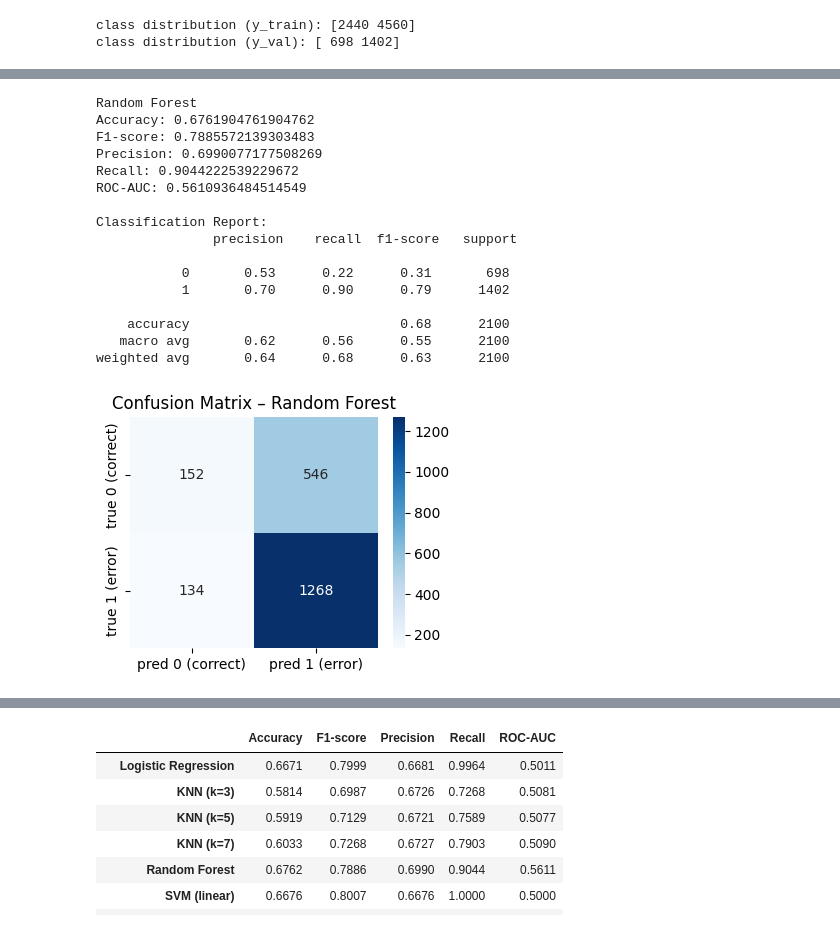
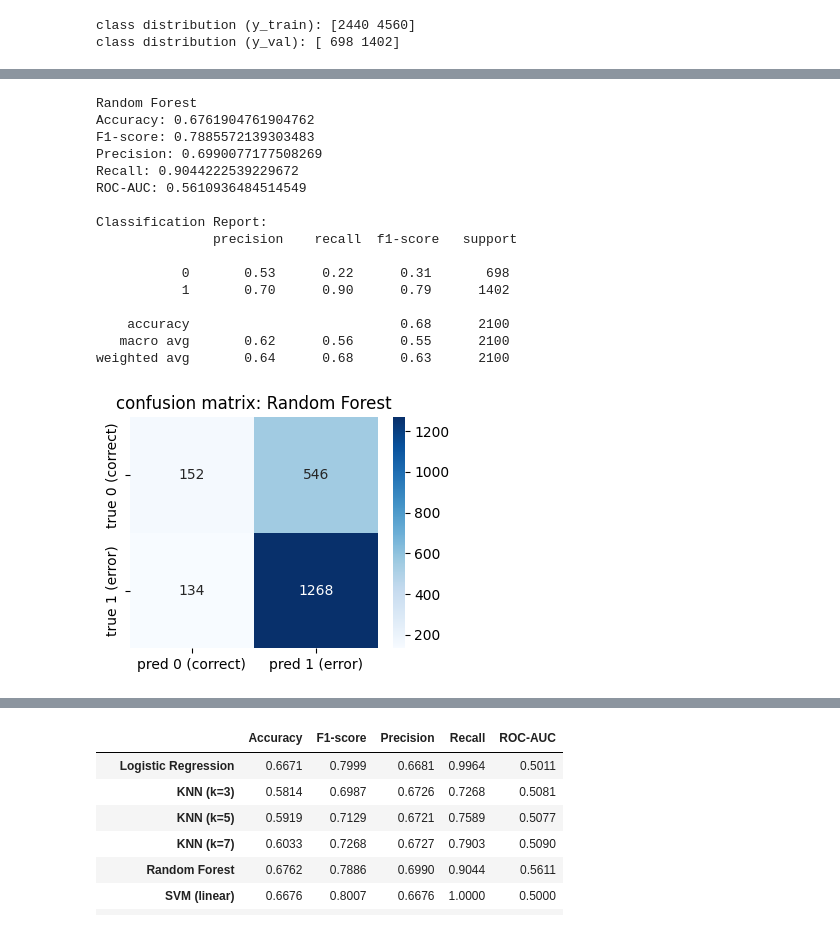
Before and after one commit to leobideau/capestone-fairness-audit, a Jupyter notebook: notebooks/05_ML_error_prediction.ipynb, the cells around one changed output, grey strips where cells are left out. Saved outputs shown, nothing was run; the diff lists cells and outputs as text; code cells hidden in the pictures.

```diff
--- a/notebooks/05_ML_error_prediction.ipynb
+++ b/notebooks/05_ML_error_prediction.ipynb
@@ -148,7 +148,7 @@ knn_results = {}
 knn_preds = {}
 
 for k in k_values:
-    print(f"\n----- KNN (k={k}) -----")
+    print(f"\nKNN(k={k})")
 
     knn = KNeighborsClassifier(n_neighbors=k)
     knn.fit(X_train_scaled, y_train)
@@ -165,7 +165,7 @@ for k in k_values:
     sns.heatmap(cm, annot=True, fmt="d", cmap="Blues",
                 xticklabels=["pred 0 (correct)", "pred 1 (error)"],
                 yticklabels=["true 0 (correct)", "true 1 (error)"])
-    plt.title(f"Confusion Matrix – KNN (k={k})")
+    plt.title(f"confusion matrix : KNN (k={k})")
     plt.show()
 
 print("\nclass balance val:", np.bincount(y_val))
@@ -249,35 +249,35 @@ rf_model = RandomForestClassifier(
 
 rf_model.fit(X_train_scaled, y_train)
 rf_pred = rf_model.predict(X_val_scaled)
 
 evaluate_model(y_val, rf_pred)
 
 cm = confusion_matrix(y_val, rf_pred)
 
 plt.figure(figsize=(4,3))
 sns.heatmap(cm, annot=True, fmt="d", cmap="Blues",
             xticklabels=["pred 0 (correct)", "pred 1 (error)"],
             yticklabels=["true 0 (correct)", "true 1 (error)"])
-plt.title("Confusion Matrix – Random Forest")
+plt.title("confusion matrix: Random Forest")
 plt.show()
 # %% [output]
 Random Forest
 Accuracy: 0.6761904761904762
 F1-score: 0.7885572139303483
 Precision: 0.6990077177508269
 Recall: 0.9044222539229672
 ROC-AUC: 0.5610936484514549
 
 Classification Report:
                precision    recall  f1-score   support
 
            0       0.53      0.22      0.31       698
            1       0.70      0.90      0.79      1402
 
     accuracy                           0.68      2100
    macro avg       0.62      0.56      0.55      2100
 weighted avg       0.64      0.68      0.63      2100
-[figure, old version]
+[figure, new version]
 # %%
 # random forest :
 # accuracy = 0.676 is only slightly above the majority-class baseline 0.667
```
Also changed, not shown: parts of 7 cells of this notebook.
